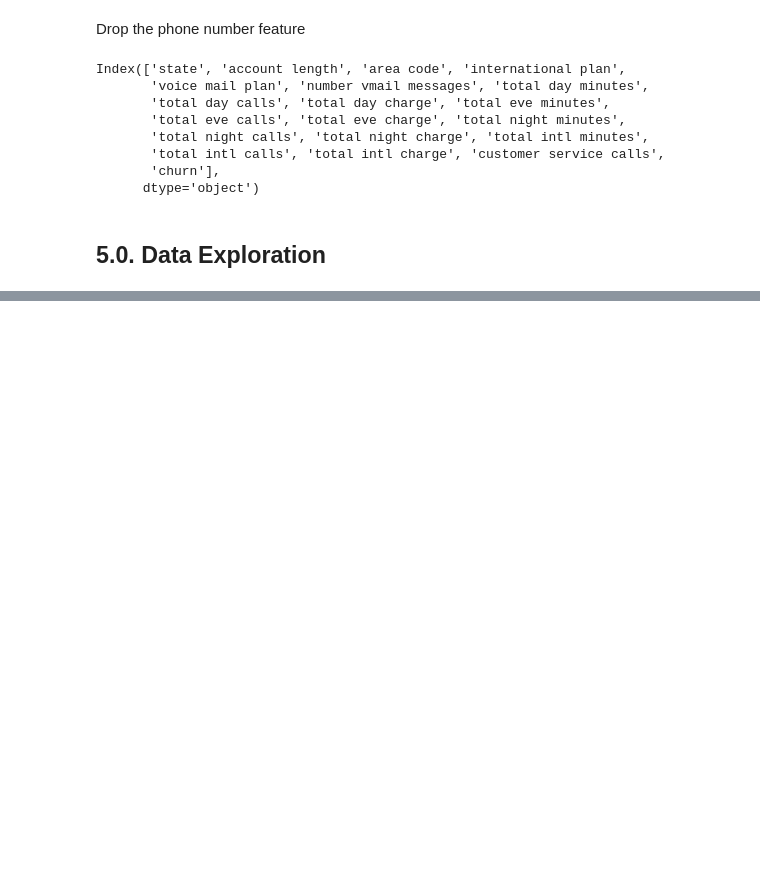
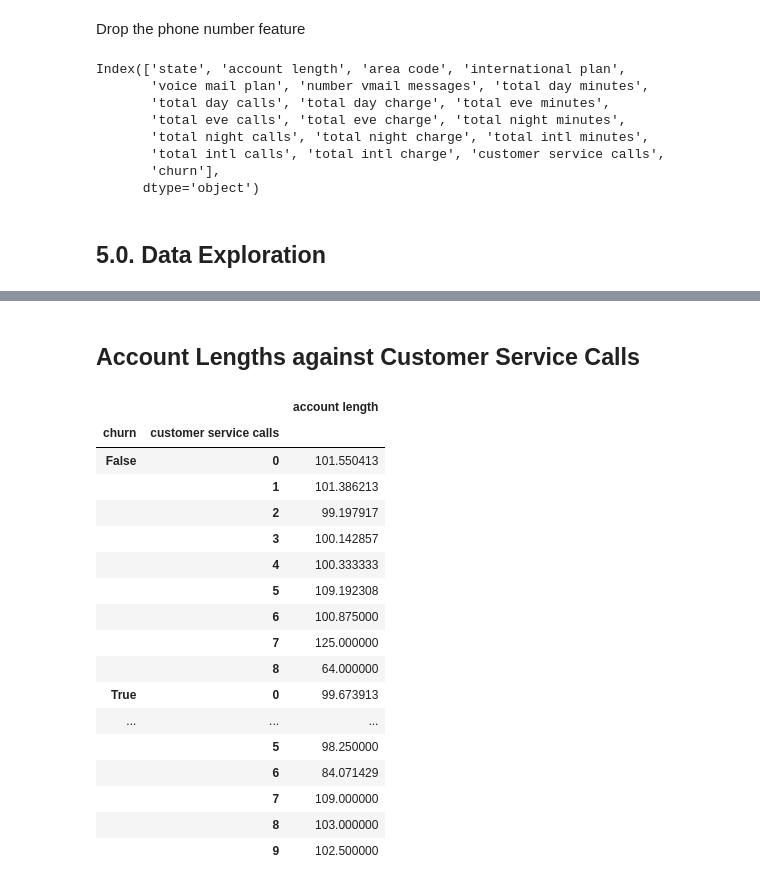
Before and after one commit to Choxy1/syria-tel, a Jupyter notebook: index.ipynb, the cells around one changed output, grey strips where cells are left out. Drawn from its saved outputs; the diff is of its cells as text; code cells hidden in the pictures; blank space fills up the shorter version.

```diff
--- a/index.ipynb
+++ b/index.ipynb
@@ -318,0 +545,23 @@ Index(['state', 'account length', 'area code', 'international plan',
+# %% [markdown]
+## Account Lengths against Customer Service Calls
+# %%
+df.groupby(['churn', 'customer service calls']).mean()[['account length']]
+# %% [output]
+|  |  | account length |
+| churn | customer service calls |  |
+| False | 0 | 101.550413 |
+|  | 1 | 101.386213 |
+|  | 2 | 99.197917 |
+|  | 3 | 100.142857 |
+|  | 4 | 100.333333 |
+|  | 5 | 109.192308 |
+|  | 6 | 100.875000 |
+|  | 7 | 125.000000 |
+|  | 8 | 64.000000 |
+| True | 0 | 99.673913 |
+| ... | ... | ... |
+|  | 5 | 98.250000 |
+|  | 6 | 84.071429 |
+|  | 7 | 109.000000 |
+|  | 8 | 103.000000 |
+|  | 9 | 102.500000 |
```
Also changed, not shown: parts of 43 cells of this notebook.
